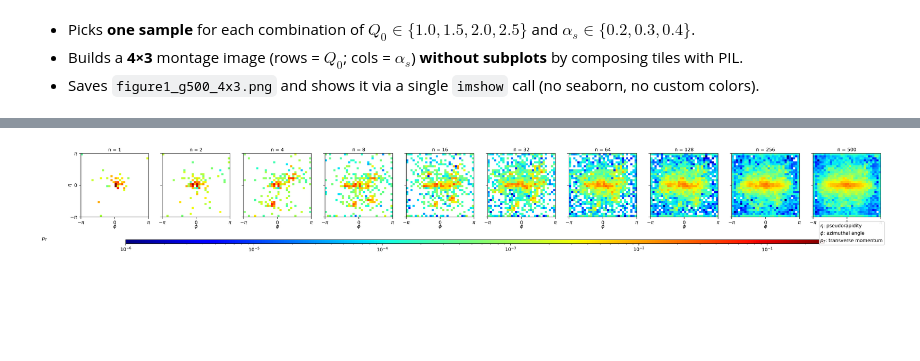
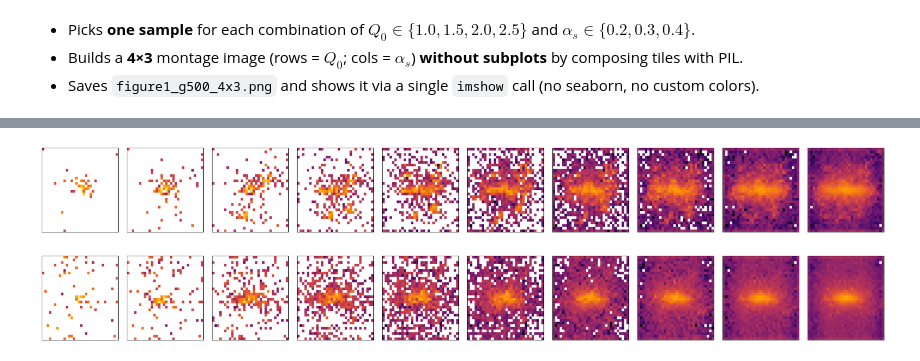
Before and after one commit to hmehryar/ml-jet-param-predictor, a Jupyter notebook: experiments/exp_plotting_event_aggregation_evolotion/plotting_event_aggregation_evolotion_notebook.ipynb, the cells around one changed output, grey strips where cells are left out. Cells and saved outputs as stored; diff of their text form; code cells hidden in the pictures; blank space fills up the shorter version.

```diff
--- a/experiments/exp_plotting_event_aggregation_evolotion/plotting_event_aggregation_evolotion_notebook.ipynb
+++ b/experiments/exp_plotting_event_aggregation_evolotion/plotting_event_aggregation_evolotion_notebook.ipynb
@@ -728,11 +402,25 @@ def plot_evolution_hist2d_for_cell(
     fig.savefig(base + ("_1xN" if nrows==1 else "_2x5") + ".png", dpi=300, bbox_inches="tight")
     fig.savefig(base + ("_1xN" if nrows==1 else "_2x5") + ".pdf", bbox_inches="tight")
     plt.show()
-# %%
-plot_evolution_hist2d_for_cell(
-    alpha_idx=0, q0_idx=0, module_value="MATTER",
-    sizes=(1,2,4,8,16,32,64,128,256,500),
-    layout="1xN"
-)
-# %% [output]
-[figure, removed]
+# %%
+plot_evolution_hist2d_for_cell(
+    alpha_idx=0, q0_idx=0, module_value="MATTER",
+    sizes=sizes1,
+    layout="1xN",
+    add_legend=False,
+    add_colorbar=False,
+    add_axes_labels=False,
+    add_events_count_as_title=False
+)
+plot_evolution_hist2d_for_cell(
+    alpha_idx=2, q0_idx=3, module_value="MATTER-LBT",
+    sizes=sizes1,
+    layout="1xN",
+    add_legend=False,
+    add_colorbar=False,
+    add_axes_labels=False,
+    add_events_count_as_title=False
+)
+# %% [output]
+[figure, added]
+[figure, added]
```
Also changed, not shown: parts of 16 cells of this notebook, 8 other files.
